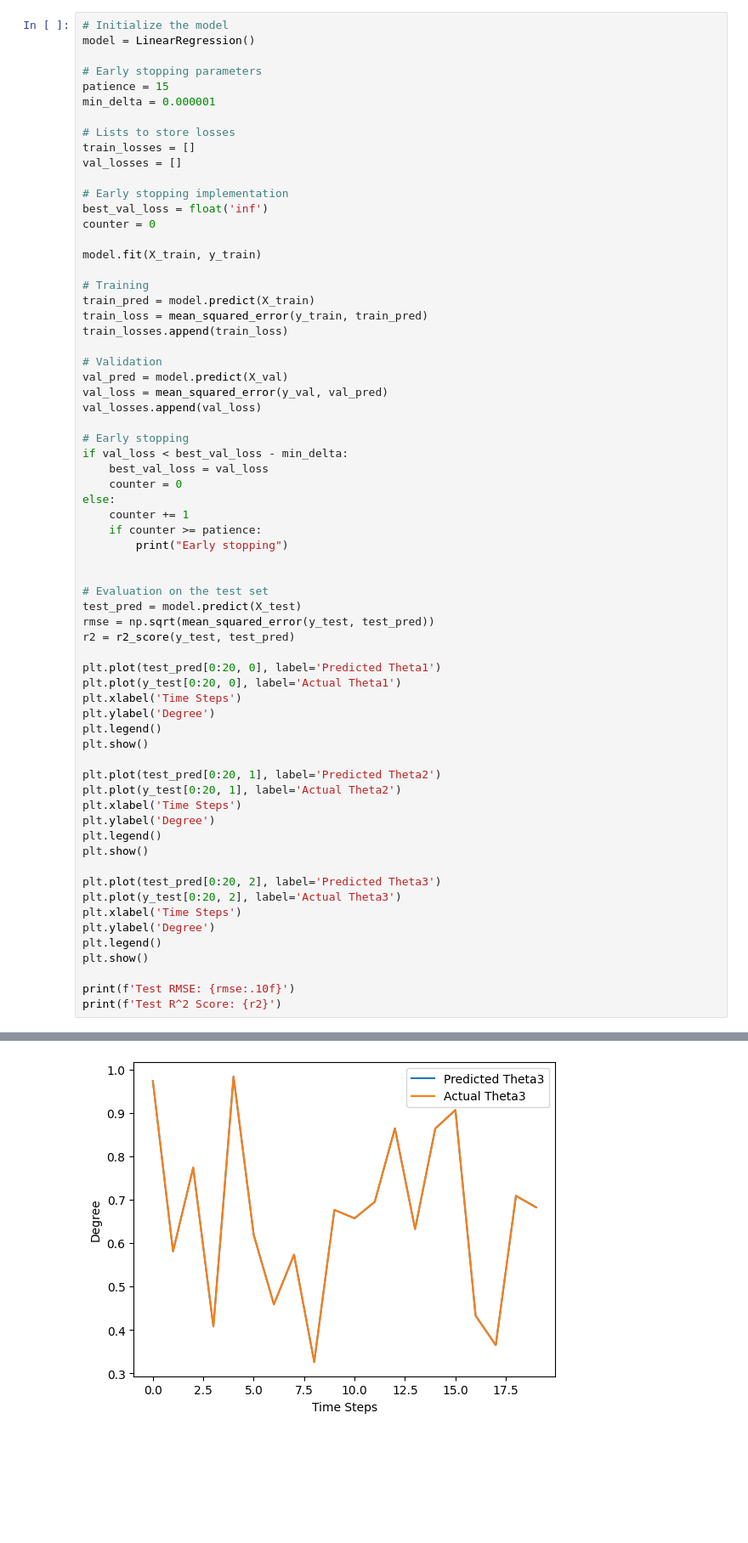
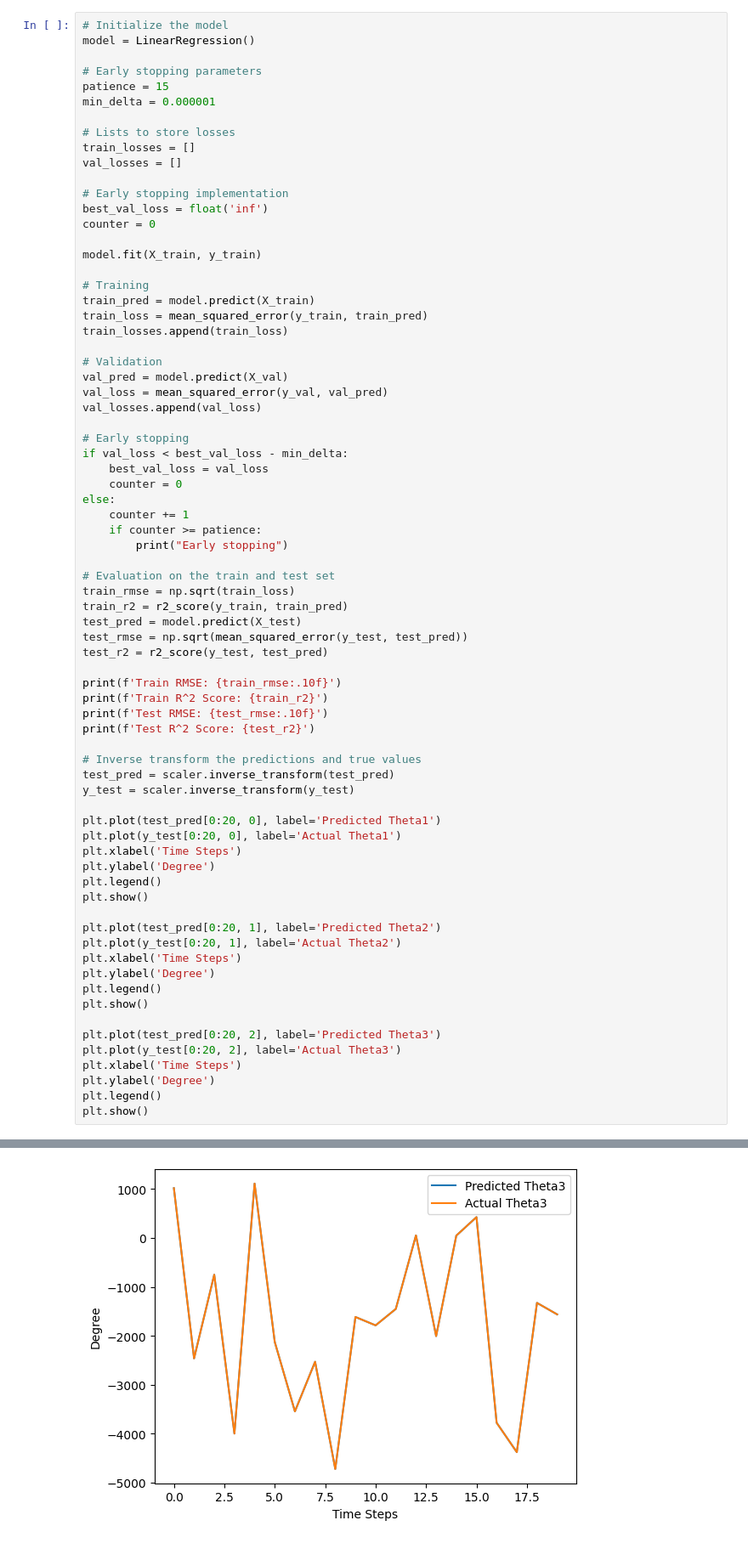
Before and after one commit to CTNN-ASDRP/CTNN-Triple-Pendulum, a Jupyter notebook: linear_map_(triple).ipynb, the cells around one changed output, grey strips where cells are left out. Shown: that part at 85% size. Drawn from its saved outputs; the diff is of its cells as text; blank space fills up the shorter version.

```diff
--- a/linear_map_(triple).ipynb
+++ b/linear_map_(triple).ipynb
@@ -204,11 +205,21 @@ else:
     if counter >= patience:
         print("Early stopping")
 
+# Evaluation on the train and test set
+train_rmse = np.sqrt(train_loss)
+train_r2 = r2_score(y_train, train_pred)
+test_pred = model.predict(X_test)
+test_rmse = np.sqrt(mean_squared_error(y_test, test_pred))
+test_r2 = r2_score(y_test, test_pred)
 
-# Evaluation on the test set
-test_pred = model.predict(X_test)
-rmse = np.sqrt(mean_squared_error(y_test, test_pred))
-r2 = r2_score(y_test, test_pred)
+print(f'Train RMSE: {train_rmse:.10f}')
+print(f'Train R^2 Score: {train_r2}')
+print(f'Test RMSE: {test_rmse:.10f}')
+print(f'Test R^2 Score: {test_r2}')
+
+# Inverse transform the predictions and true values
+test_pred = scaler.inverse_transform(test_pred)
+y_test = scaler.inverse_transform(y_test)
 
 plt.plot(test_pred[0:20, 0], label='Predicted Theta1')
 plt.plot(y_test[0:20, 0], label='Actual Theta1')
@@ -230,7 +241,4 @@ plt.xlabel('Time Steps')
 plt.ylabel('Degree')
 plt.legend()
 plt.show()
-
-print(f'Test RMSE: {rmse:.10f}')
-print(f'Test R^2 Score: {r2}')
 # %% [output]
@@ -239 +251 @@ print(f'Test R^2 Score: {r2}')
-[figure, old version]
+[figure, new version]
```
Also changed, not shown: parts of 2 cells of this notebook.
